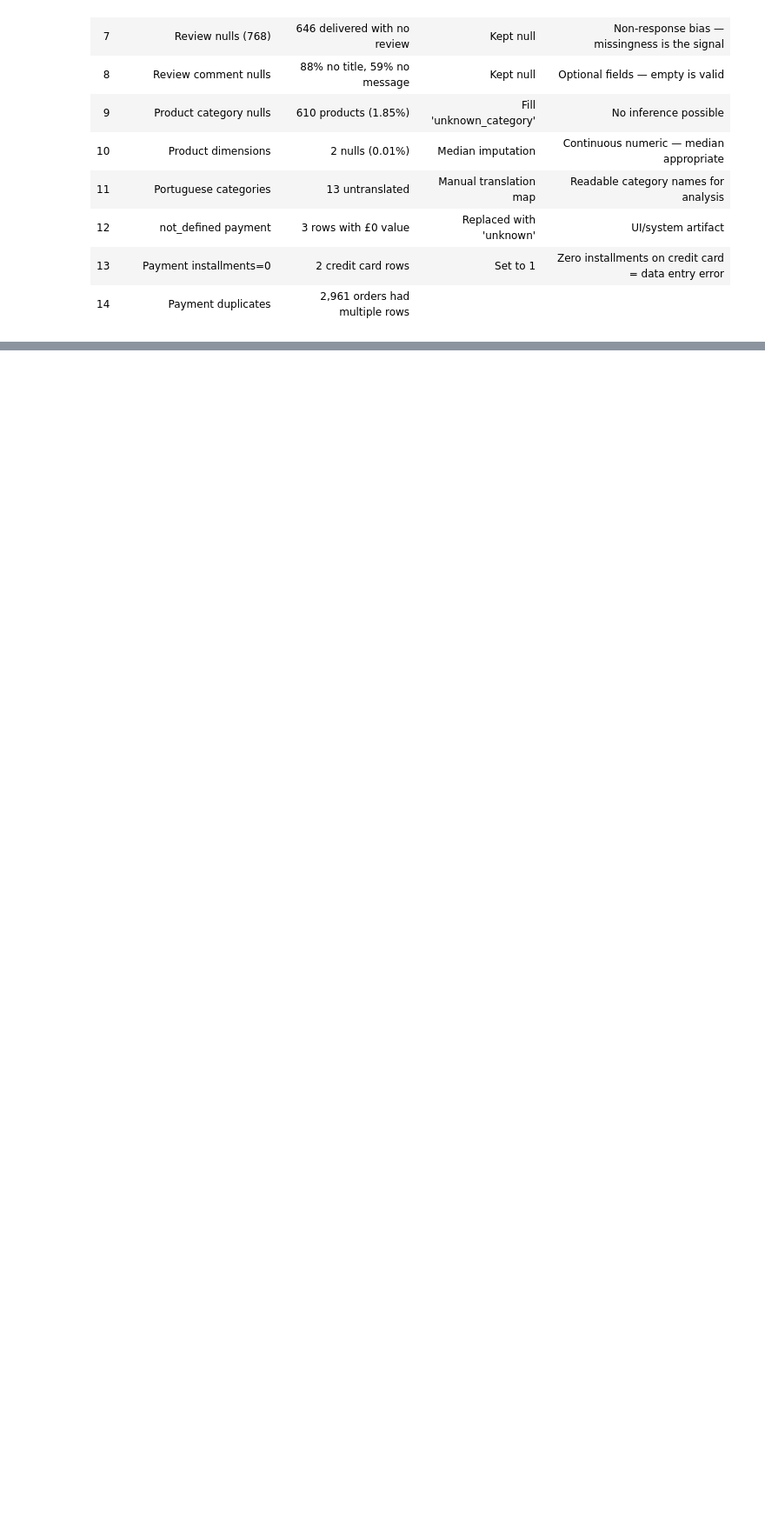
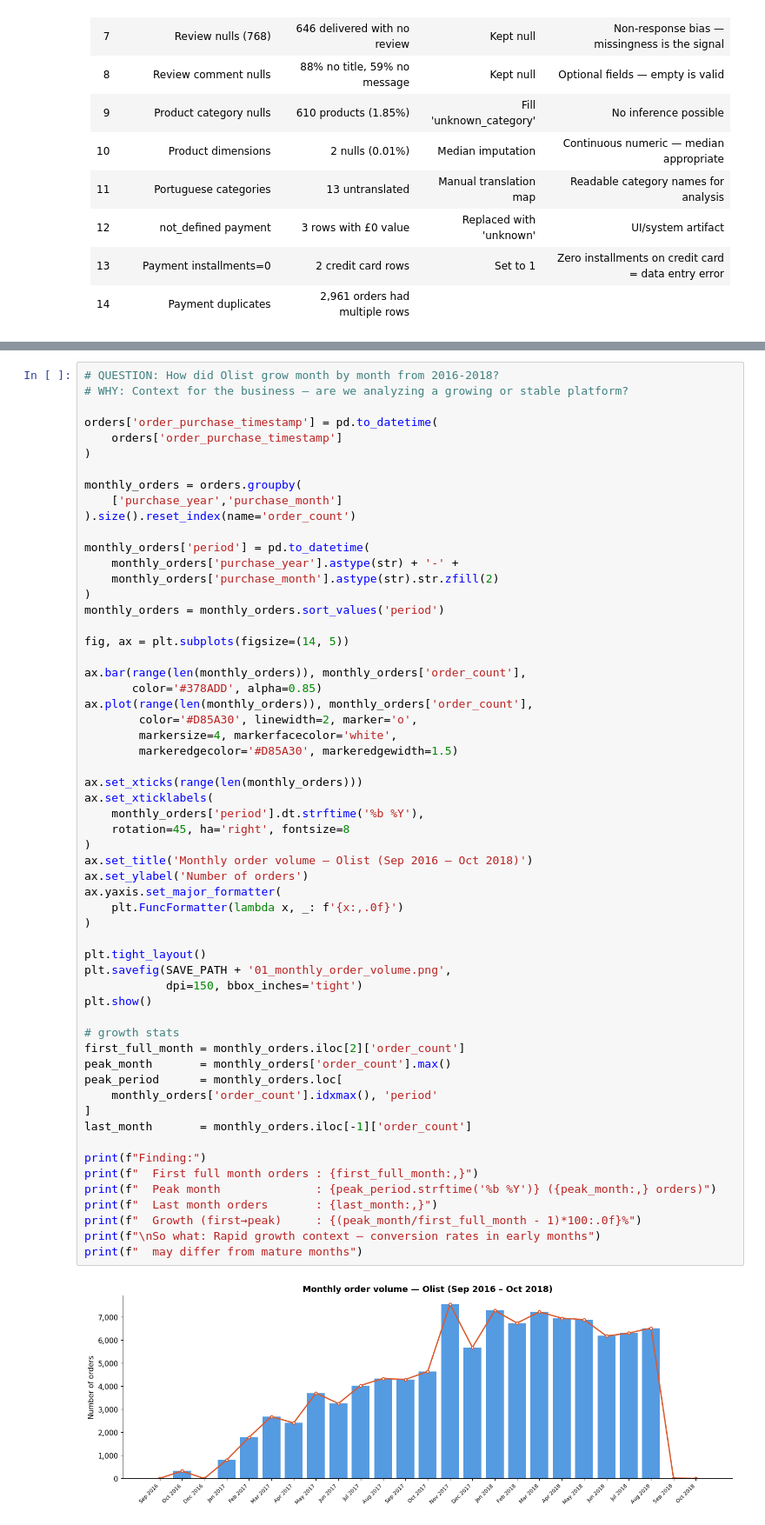
Before and after one commit to NPK05/funnel-analysis-project, a Jupyter notebook: notebooks/03_olist.ipynb, the cells around one changed output, grey strips where cells are left out. Shown at 87% size. Drawn from its saved outputs; the diff is of its cells as text; blank space fills up the shorter version.

Commit message:
Phase 4: Olist EDA complete — 5 charts, 10 key findings, all 3 datasets EDA done

```diff
--- a/notebooks/03_olist.ipynb
+++ b/notebooks/03_olist.ipynb
@@ -1390,0 +1418,60 @@ print(f"  Columns  : {len(orders_clean.columns)}")
+# %%
+# QUESTION: How did Olist grow month by month from 2016-2018?
+# WHY: Context for the business — are we analyzing a growing or stable platform?
+
+orders['order_purchase_timestamp'] = pd.to_datetime(
+    orders['order_purchase_timestamp']
+)
+
+monthly_orders = orders.groupby(
+    ['purchase_year','purchase_month']
+).size().reset_index(name='order_count')
+
+monthly_orders['period'] = pd.to_datetime(
+    monthly_orders['purchase_year'].astype(str) + '-' +
+    monthly_orders['purchase_month'].astype(str).str.zfill(2)
+)
+monthly_orders = monthly_orders.sort_values('period')
+
+fig, ax = plt.subplots(figsize=(14, 5))
+
+ax.bar(range(len(monthly_orders)), monthly_orders['order_count'],
+       color='#378ADD', alpha=0.85)
+ax.plot(range(len(monthly_orders)), monthly_orders['order_count'],
+        color='#D85A30', linewidth=2, marker='o',
+        markersize=4, markerfacecolor='white',
+        markeredgecolor='#D85A30', markeredgewidth=1.5)
+
+ax.set_xticks(range(len(monthly_orders)))
+ax.set_xticklabels(
+    monthly_orders['period'].dt.strftime('%b %Y'),
+    rotation=45, ha='right', fontsize=8
+)
+ax.set_title('Monthly order volume — Olist (Sep 2016 – Oct 2018)')
+ax.set_ylabel('Number of orders')
+ax.yaxis.set_major_formatter(
+    plt.FuncFormatter(lambda x, _: f'{x:,.0f}')
+)
+
+plt.tight_layout()
+plt.savefig(SAVE_PATH + '01_monthly_order_volume.png',
+            dpi=150, bbox_inches='tight')
+plt.show()
+
+# growth stats
+first_full_month = monthly_orders.iloc[2]['order_count']
+peak_month       = monthly_orders['order_count'].max()
+peak_period      = monthly_orders.loc[
+    monthly_orders['order_count'].idxmax(), 'period'
+]
+last_month       = monthly_orders.iloc[-1]['order_count']
+
+print(f"Finding:")
+print(f"  First full month orders : {first_full_month:,}")
+print(f"  Peak month              : {peak_period.strftime('%b %Y')} ({peak_month:,} orders)")
+print(f"  Last month orders       : {last_month:,}")
+print(f"  Growth (first→peak)     : {(peak_month/first_full_month - 1)*100:.0f}%")
+print(f"\nSo what: Rapid growth context — conversion rates in early months")
+print(f"  may differ from mature months")
+# %% [output]
+[figure, added]
```
Also changed, not shown: parts of 8 cells of this notebook, 5 other files.
